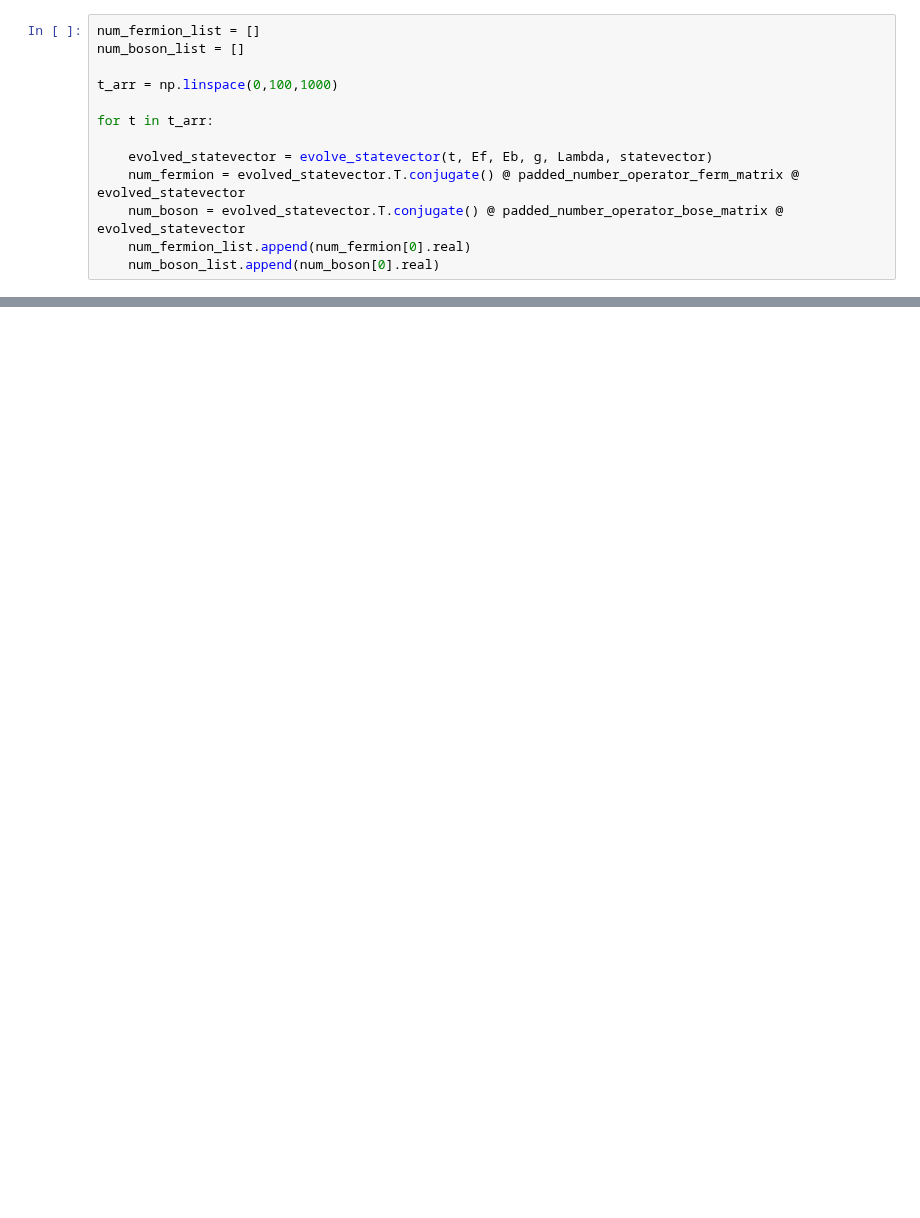
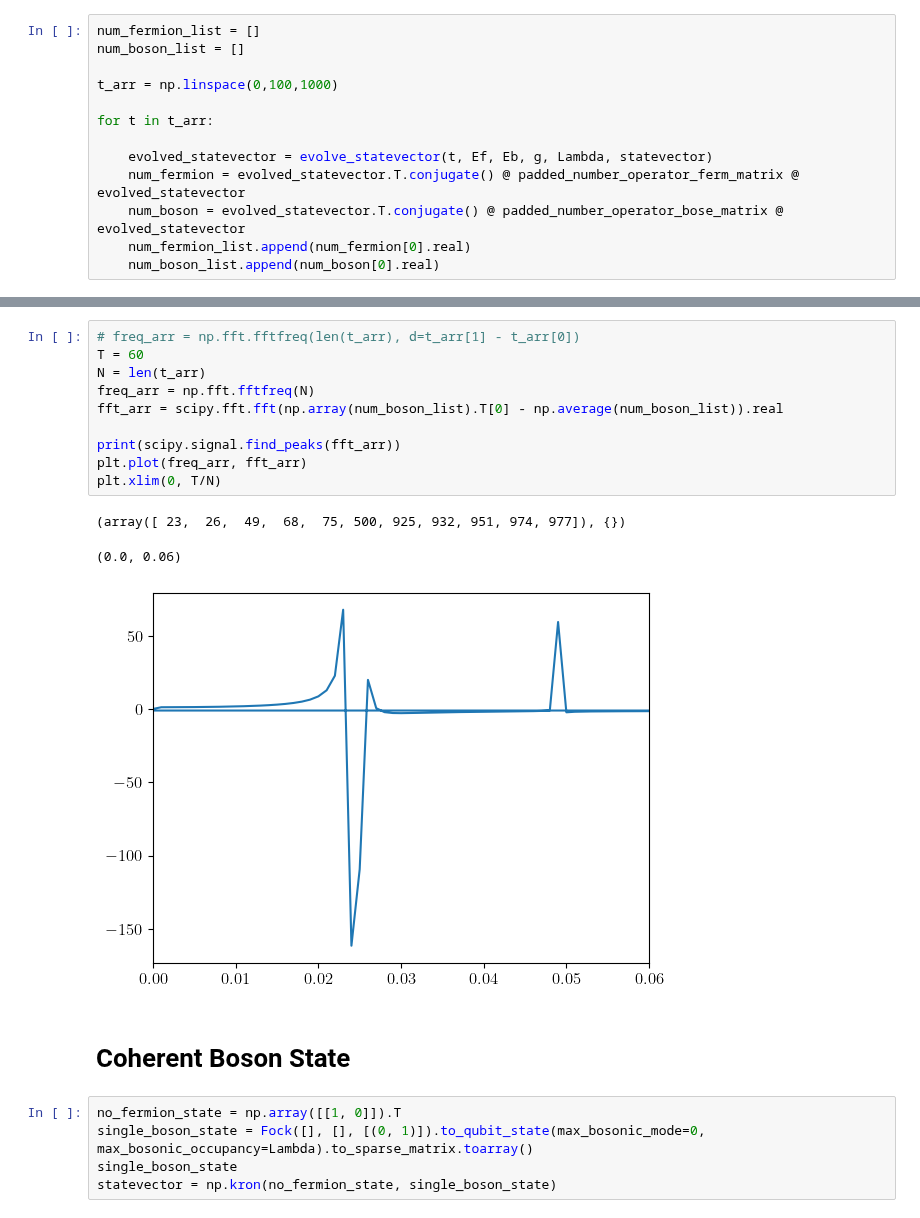
Before and after one commit to cgustin99/OpenParticle, a Jupyter notebook: models/Yukawa/static_yukawa_sv_sim.ipynb, the cells around one changed output, grey strips where cells are left out. Saved outputs shown, nothing was run; the diff lists cells and outputs as text; blank space fills up the shorter version.

```diff
--- a/models/Yukawa/static_yukawa_sv_sim.ipynb
+++ b/models/Yukawa/static_yukawa_sv_sim.ipynb
@@ -227,0 +192,21 @@ R_theta_gate = phase_space_rotation_gate(Ef, t, Lambda)
+# %%
+# freq_arr = np.fft.fftfreq(len(t_arr), d=t_arr[1] - t_arr[0])
+T = 60
+N = len(t_arr)
+freq_arr = np.fft.fftfreq(N)
+fft_arr = scipy.fft.fft(np.array(num_boson_list).T[0] - np.average(num_boson_list)).real
+
+print(scipy.signal.find_peaks(fft_arr))
+plt.plot(freq_arr, fft_arr)
+plt.xlim(0, T/N)
+# %% [output]
+(array([ 23,  26,  49,  68,  75, 500, 925, 932, 951, 974, 977]), {})
+(0.0, 0.06)
+[figure, added]
+# %% [markdown]
+# Coherent Boson State
+# %%
+no_fermion_state = np.array([[1, 0]]).T
+single_boson_state = Fock([], [], [(0, 1)]).to_qubit_state(max_bosonic_mode=0, max_bosonic_occupancy=Lambda).to_sparse_matrix.toarray()
+single_boson_state
+statevector = np.kron(no_fermion_state, single_boson_state)
```
Also changed, not shown: parts of 22 cells of this notebook.
